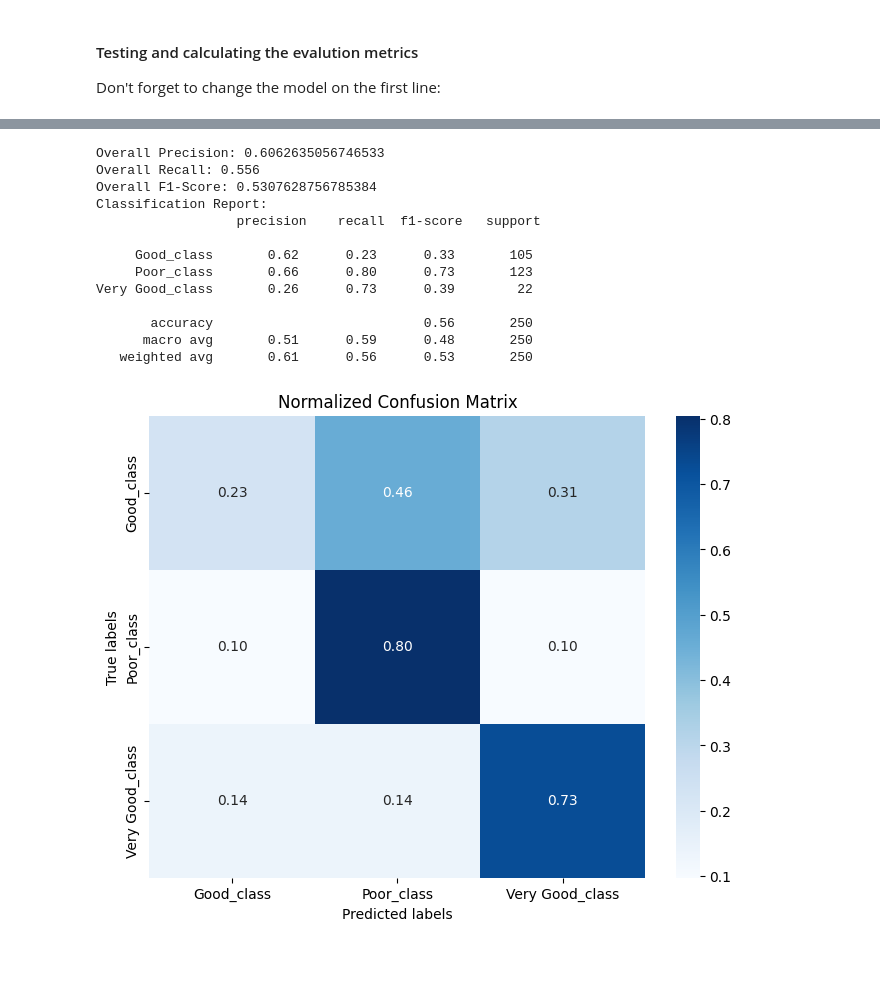
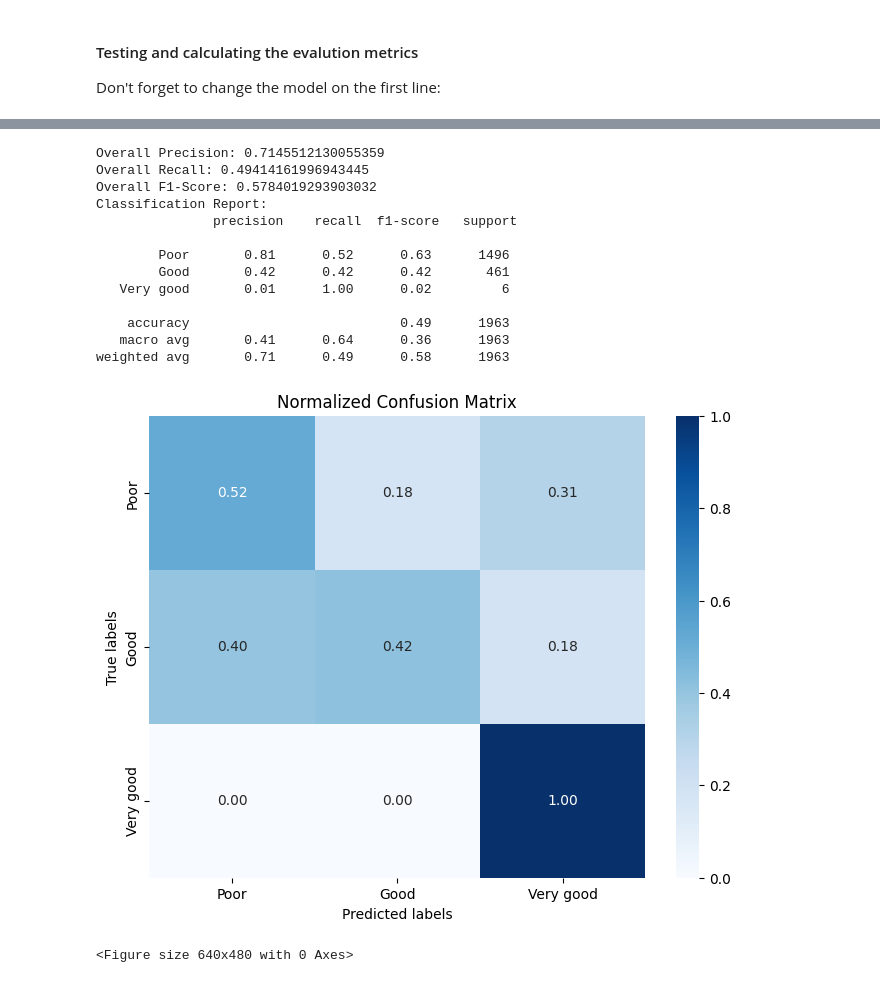
Before and after one commit to mgnarag/Geology-image-classification, a Jupyter notebook: Model_FINAL.ipynb, the cells around one changed output, grey strips where cells are left out. Saved outputs shown, nothing was run; the diff lists cells and outputs as text; code cells hidden in the pictures.

```diff
--- a/Model_FINAL.ipynb
+++ b/Model_FINAL.ipynb
@@ -35,4 +35,4 @@ drive.mount("/content/drive")
 Drive already mounted at /content/drive; to attempt to forcibly remount, call drive.mount("/content/drive", force_remount=True).
 # %%
 !ls drive/My\ Drive
-file_path = "/content/drive/My Drive/Geology (Ate Grass)/3 classes/"
+file_path = "/content/drive/MyDrive/Geology (Ate Grass)/3 classes (polarized)"
@@ -229,21 +256,34 @@ test_images = []
 test_labels = []
 
 test_dir = file_path + '/Testing/'
+class_labels = ["Poor",  "Good", "Very good"]
 
-for class_name in classes:
+img_size = 227
+
+# Function to resize images to img_size
+def resize_image(image_path):
+    img = load_img(image_path, target_size=(img_size, img_size))
+    img_array = img_to_array(img) / 255.0
+    return img_array
+
+
+for class_name in class_labels:
     class_dir = os.path.join(test_dir, class_name)
     for image_name in os.listdir(class_dir):
         image_path = os.path.join(class_dir, image_name)
         test_images.append(resize_image(image_path))
         test_labels.append(class_name)
 
+#print(test_labels)
 test_images = np.array(test_images)
 # Encode class names into numerical labels
+
 label_encoder = LabelEncoder()
-test_labels_encoded = label_encoder.fit_transform(test_labels)
+label_encoder.fit(class_labels)
+test_labels_encoded = label_encoder.transform(test_labels)
 
 # Convert numerical labels to one-hot encoded vectors
-test_labels = to_categorical(test_labels_encoded, num_classes=3)  # Assuming 3 output classes
+test_labels = to_categorical(test_labels_encoded, num_classes=len(class_labels))
 
 print('shape of test data',np.shape(test_labels))
 # %% [output]
@@ -252,12 +292,17 @@ shape of test data (250, 3)
 #### Testing and calculating the evalution metrics
 Don't forget to change the model on the first line:
 # %%
-model = alex_model #either alex_model, vgg_model, resnet_model
-model_name = str("alexnet") #change to vgg, resnet
+from keras.models import load_model
+
+# Replace 'path_to_your_model' with the path where your model is saved.
+model = str("alex_model") #either alex_model, vgg_model, resnet_model
+model = load_model(file_path + 'Models/' + model)
+
+model_name = str("alex") #change to vgg, resnet
 # Predict probabilities for test data
 y_pred_prob = model.predict(test_images)
 # Convert probabilities to class labels
 y_pred = np.argmax(y_pred_prob, axis=1)
 # Convert one-hot encoded test labels to class labels
-y_true = np.argmax(test_labels, axis=1)
+y_true = np.argmax(test_labels, axis=-1)
 # %% [output]
@@ -273,54 +318,59 @@ cm_normalized = cm.astype('float') / cm.sum(axis=1)[:, np.newaxis]
 
 # Plot normalized confusion matrix as a heatmap
 plt.figure(figsize=(8, 6))
-sns.heatmap(cm_normalized, annot=True, fmt='.2f', cmap='Blues', xticklabels=classes, yticklabels=classes)
+sns.heatmap(cm_normalized, annot=True, fmt='.2f', cmap='Blues', xticklabels=class_labels, yticklabels=class_labels)
 plt.xlabel('Predicted labels')
 plt.ylabel('True labels')
 plt.title('Normalized Confusion Matrix')
 
 # Save confusion matrix image
-plt.savefig(file_path + 'CM_'+model_name+'.png')
+plt.savefig(file_path + '/CM_'+model_name+'.png')
 
 # Calculate precision, recall, and F1-score
 precision, recall, f1_score, _ = precision_recall_fscore_support(y_true, y_pred, average='weighted')
 
 # Print overall precision, recall, and F1-score
 print("Overall Precision:", precision)
 print("Overall Recall:", recall)
 print("Overall F1-Score:", f1_score)
 
 
 from sklearn.metrics import precision_recall_fscore_support, classification_report
 
 # Calculate precision, recall, and F1-score
 precision, recall, f1_score, _ = precision_recall_fscore_support(y_true, y_pred, average='weighted')
 
 # Print classification report
-report = classification_report(y_true, y_pred, target_names=classes)
+report = classification_report(y_true, y_pred, target_names=class_labels)
 print("Classification Report:\n", report)
 
 # Specify the file path
 file_path_1 = file_path+ "/Metric_"+model_name+".txt"
 
 # Save classification report to a text file along with precision, recall, and F1-score
 with open(file_path_1, 'w') as f:
     f.write("Precision: {:.4f}\n".format(precision))
     f.write("Recall: {:.4f}\n".format(recall))
     f.write("F1-score: {:.4f}\n\n".format(f1_score))
     f.write("Classification Report:\n")
     f.write(report)
 # %% [output]
-Overall Precision: 0.6062635056746533
-Overall Recall: 0.556
-Overall F1-Score: 0.5307628756785384
+Overall Precision: 0.7145512130055359
+Overall Recall: 0.49414161996943445
+Overall F1-Score: 0.5784019293903032
 Classification Report:
-                  precision    recall  f1-score   support
+               precision    recall  f1-score   support
 
-     Good_class       0.62      0.23      0.33       105
-     Poor_class       0.66      0.80      0.73       123
-Very Good_class       0.26      0.73      0.39        22
+        Poor       0.81      0.52      0.63      1496
+        Good       0.42      0.42      0.42       461
+   Very good       0.01      1.00      0.02         6
 
-       accuracy                           0.56       250
-      macro avg       0.51      0.59      0.48       250
-   weighted avg       0.61      0.56      0.53       250
+    accuracy                           0.49      1963
+   macro avg       0.41      0.64      0.36      1963
+weighted avg       0.71      0.49      0.58      1963
-[figure, old version]
+[figure, new version]
+# %%
+# Save confusion matrix image
+plt.savefig(file_path + 'CM_'+model_name+'.png')
+# %% [output]
+<Figure size 640x480 with 0 Axes>
```
Also changed, not shown: parts of 7 cells of this notebook.
